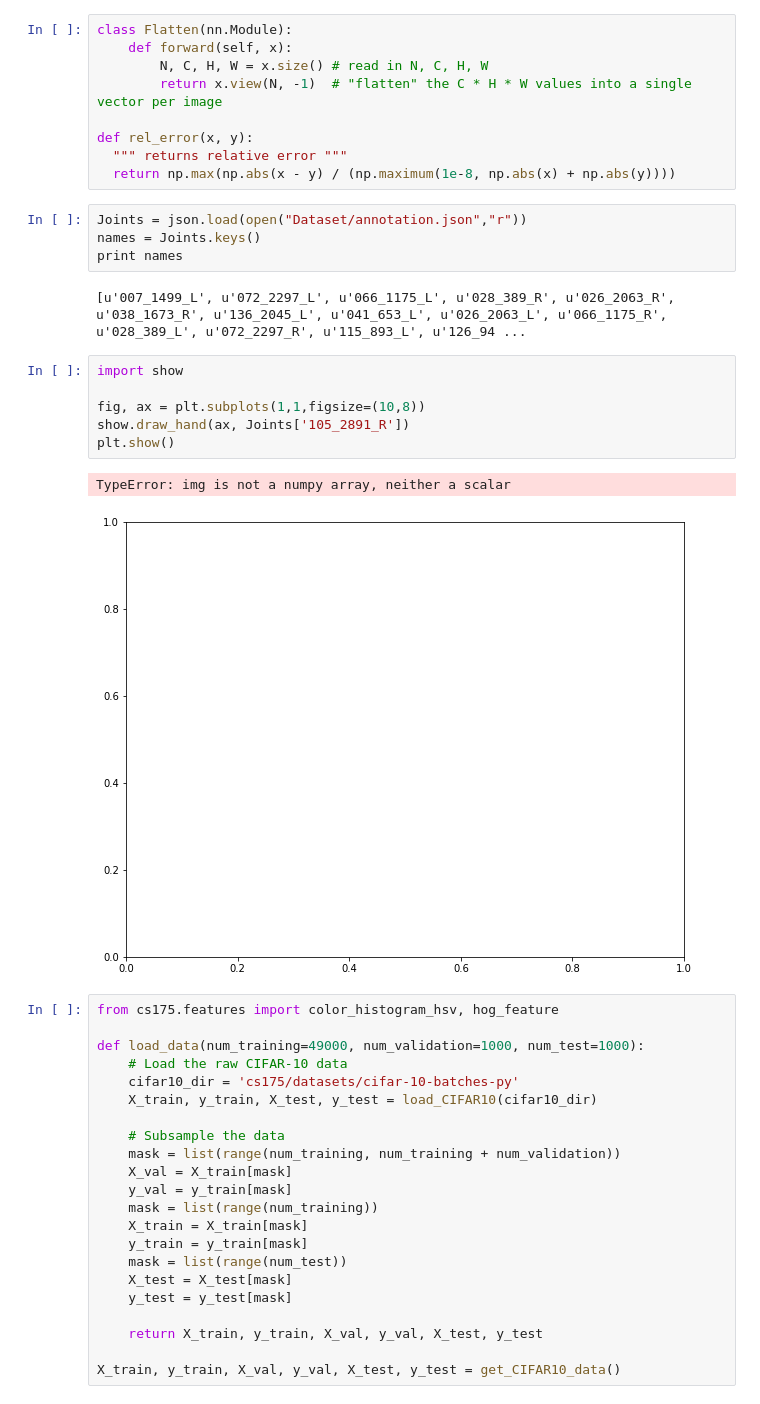
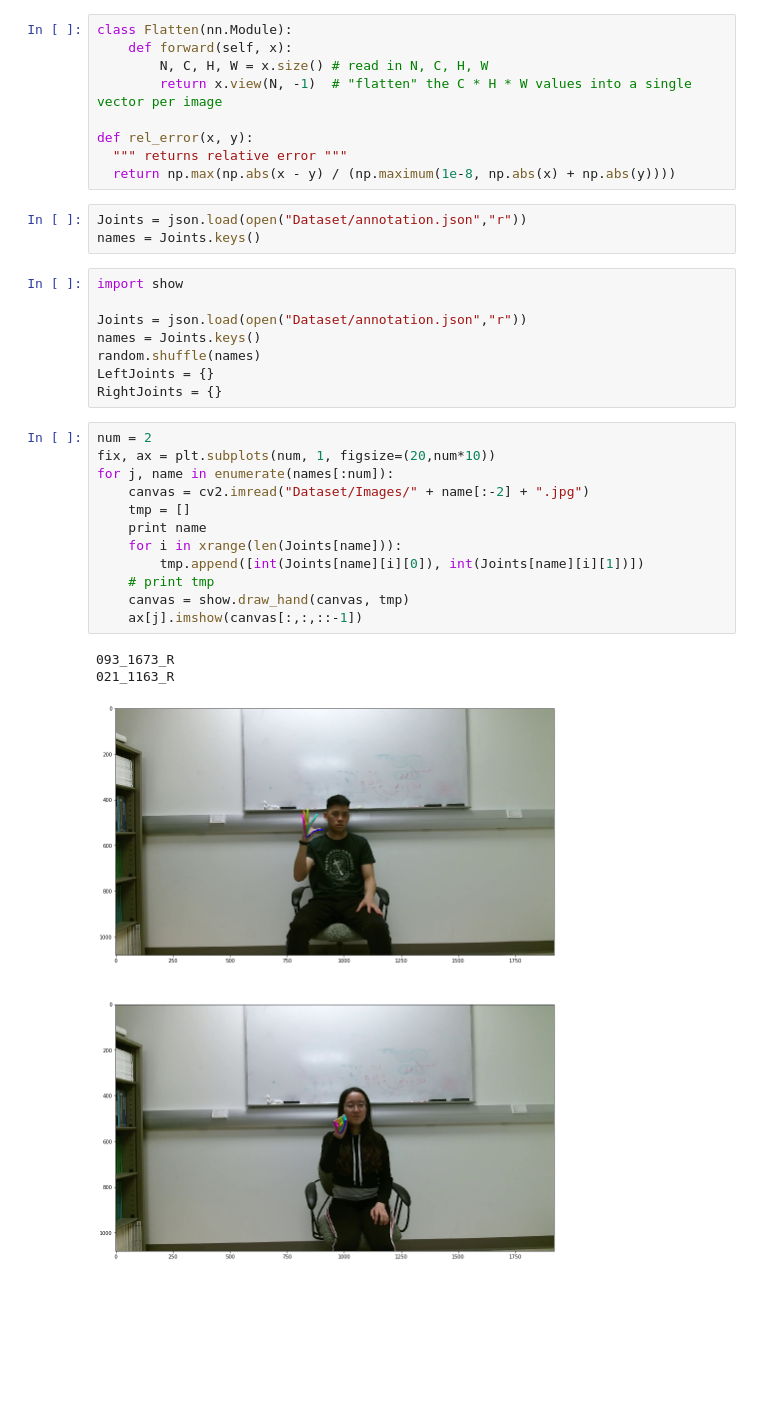
Before and after one commit to daldaron/cs175, a Jupyter notebook: Eduardo.ipynb, the cells around one changed output. Drawn from its saved outputs; the diff is of its cells as text; blank space fills up the shorter version.

```diff
--- a/Eduardo.ipynb
+++ b/Eduardo.ipynb
@@ -34,37 +31,27 @@ def rel_error(x, y):
 # %%
 Joints = json.load(open("Dataset/annotation.json","r"))
 names = Joints.keys()
-print names
-# %% [output]
-[u'007_1499_L', u'072_2297_L', u'066_1175_L', u'028_389_R', u'026_2063_R', u'038_1673_R', u'136_2045_L', u'041_653_L', u'026_2063_L', u'066_1175_R', u'028_389_L', u'072_2297_R', u'115_893_L', u'126_94 ...
-# %%
-import show
-
-fig, ax = plt.subplots(1,1,figsize=(10,8))
-show.draw_hand(ax, Joints['105_2891_R'])
-plt.show()
-# %% [output]
-TypeError: img is not a numpy array, neither a scalar
-[figure, removed]
-# %%
-from cs175.features import color_histogram_hsv, hog_feature
-
-def load_data(num_training=49000, num_validation=1000, num_test=1000):
-    # Load the raw CIFAR-10 data
-    cifar10_dir = 'cs175/datasets/cifar-10-batches-py'
-    X_train, y_train, X_test, y_test = load_CIFAR10(cifar10_dir)
-
-    # Subsample the data
-    mask = list(range(num_training, num_training + num_validation))
-    X_val = X_train[mask]
-    y_val = y_train[mask]
-    mask = list(range(num_training))
-    X_train = X_train[mask]
-    y_train = y_train[mask]
-    mask = list(range(num_test))
-    X_test = X_test[mask]
-    y_test = y_test[mask]
-
-    return X_train, y_train, X_val, y_val, X_test, y_test
-
-X_train, y_train, X_val, y_val, X_test, y_test = get_CIFAR10_data()
+# %%
+import show
+
+Joints = json.load(open("Dataset/annotation.json","r"))
+names = Joints.keys()
+random.shuffle(names)
+LeftJoints = {}
+RightJoints = {}
+# %%
+num = 2
+fix, ax = plt.subplots(num, 1, figsize=(20,num*10))
+for j, name in enumerate(names[:num]):
+    canvas = cv2.imread("Dataset/Images/" + name[:-2] + ".jpg")
+    tmp = []
+    print name
+    for i in xrange(len(Joints[name])):
+        tmp.append([int(Joints[name][i][0]), int(Joints[name][i][1])])
+    # print tmp
+    canvas = show.draw_hand(canvas, tmp)
+    ax[j].imshow(canvas[:,:,::-1])
+# %% [output]
+093_1673_R
+021_1163_R
+[figure, added]
```
Also changed, not shown: parts of 2 cells of this notebook, 4 other files.
